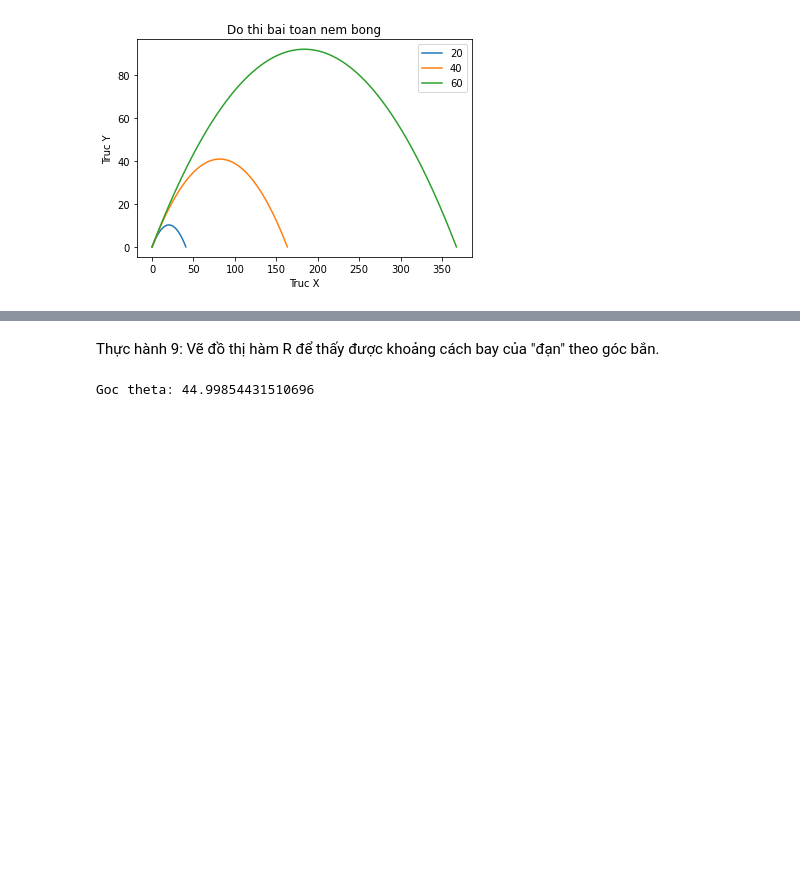
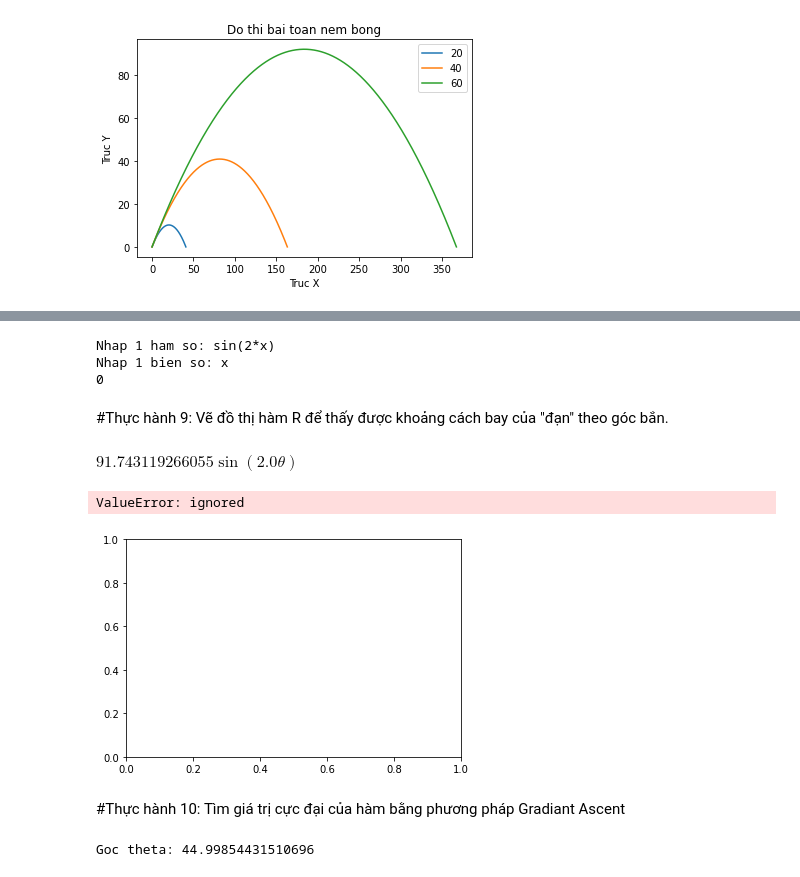
Before and after one commit to gnasche-2003/thuchanhtoancp, a Jupyter notebook: Chuong_3.ipynb, the cells around one changed output, grey strips where cells are left out. Drawn from its saved outputs; the diff is of its cells as text; code cells hidden in the pictures; blank space fills up the shorter version.

Commit message:
Được tạo bằng Colaboratory

```diff
--- a/Chuong_3.ipynb
+++ b/Chuong_3.ipynb
@@ -231,5 +256,37 @@ Thực hành 8: Xây dựng chương trình tính đạo hàm
+# %%
+if __name__ == '__main__':
+  ham_input = input("Nhap 1 ham so: ")
+  bien = input("Nhap 1 bien so: ")
+  try:
+    ham_sympy = sympify(ham_input)
+  except SympifyError:
+    print("Ham nhap bi loi!")
+  else:
+    tinh_daoham(ham_input, bien)
+# %% [output]
+Nhap 1 ham so: sin(2*x)
+Nhap 1 bien so: x
+0
 # %% [markdown]
-Thực hành 9: Vẽ đồ thị hàm R để thấy được khoảng cách bay của "đạn" theo góc bắn.
+#Thực hành 9: Vẽ đồ thị hàm R để thấy được khoảng cách bay của "đạn" theo góc bắn.
+# %%
+from sympy import Symbol, sin, pi
+import pylab
+u = Symbol('u')
+u = 30.0 # van toc 30m/s
+g = 9.81 # hs gia toc trong truong
+theta = Symbol('theta')
+R = (u**2)*sin(2.0*theta)/g
+R
+# %% [output]
+$\displaystyle 91.743119266055 \sin{\left(2.0 \theta \right)}$
+# %%
+plot(R,(theta, 0, pi/2))  #xet goc ban tu 90(do), tuong ung tu 0 den pi/2(radiant)
+# %% [output]
+ValueError: ignored
+[figure, added]
+# %% [markdown]
+#Thực hành 10: Tìm giá trị cực đại của hàm bằng phương pháp Gradiant Ascent
 # %%
 import math
 from sympy import Derivative, Symbol, sin
```
Also changed, not shown: parts of 16 cells of this notebook.
